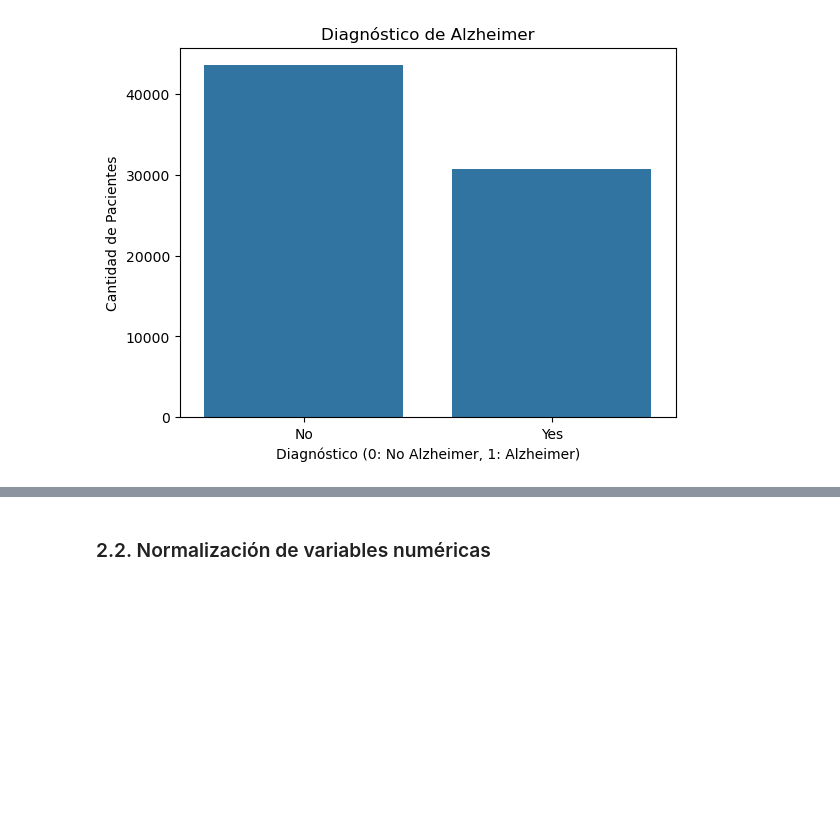
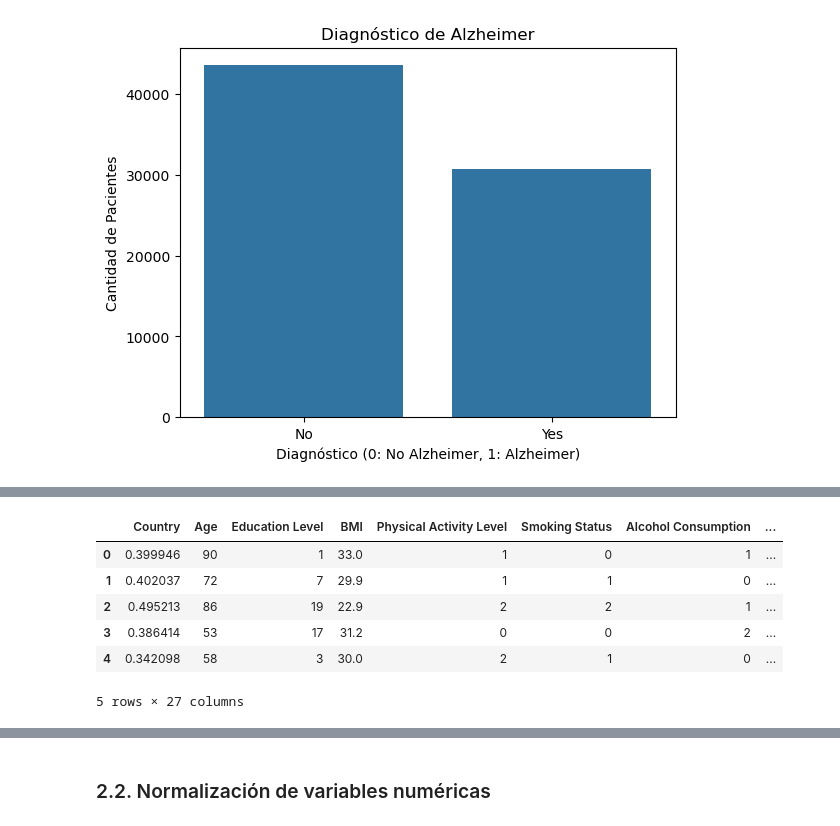
Before and after one commit to JosueRodriguezSams/RememberUs-Recuerdanos-, a Jupyter notebook: Analisis_predictivo_del_alzheimer.ipynb, the cells around one changed output, grey strips where cells are left out. Drawn from its saved outputs; the diff is of its cells as text; code cells hidden in the pictures; blank space fills up the shorter version.

Commit message:
Tratamiento de variables categóricas

```diff
--- a/Analisis_predictivo_del_alzheimer.ipynb
+++ b/Analisis_predictivo_del_alzheimer.ipynb
@@ -79,0 +162,39 @@ plt.show()
+# %%
+#Variables categóricas Nominales (Sin orden específico)
+#One-Hot Encoding: Para variables con pocas categorías
+# pip install category_encoders
+
+cols=['Gender','Diabetes','Hypertension','Employment Status','Marital Status','Urban vs Rural Living']
+df = pd.get_dummies(df, columns=cols, drop_first=True)
+
+
+# Variables categiricas Ordinales (Orden específico)
+df['Physical Activity Level'] = df['Physical Activity Level'].map({'Low': 0, 'Medium': 1, 'High': 2})
+df['Smoking Status'] = df['Smoking Status'].map({'Never': 0, 'Former': 1, 'Current': 2})
+df['Alcohol Consumption'] = df['Alcohol Consumption'].map({'Never': 0, 'Occasionally': 1, 'Regularly': 2})
+df['Cholesterol Level'] = df['Cholesterol Level'].map({'Normal': 0, 'High': 1})
+df['Family History of Alzheimer’s'] = df['Family History of Alzheimer’s'].map({'No': 0, 'Yes': 1})
+df['Genetic Risk Factor (APOE-ε4 allele)'] = df['Genetic Risk Factor (APOE-ε4 allele)'].map({'No': 0, 'Yes': 1})
+df['Depression Level'] = df['Depression Level'].map({'Low': 0, 'Medium': 1, 'High': 2})
+df['Sleep Quality'] = df['Sleep Quality'].map({'Poor': 0, 'Average': 1, 'Good': 2})
+df['Dietary Habits'] = df['Dietary Habits'].map({'Unhealthy': 0, 'Average': 1, 'Healthy': 2})
+df['Air Pollution Exposure'] = df['Air Pollution Exposure'].map({ 'Low':0 ,'Medium':1,'High':2})
+df['Social Engagement Level'] = df['Social Engagement Level'].map({'Low': 0, 'Medium': 1, 'High': 2})
+df['Stress Levels'] = df['Stress Levels'].map({'Low': 0, 'Medium': 1, 'High': 2})
+df['Income Level'] = df['Income Level'].map({'Low': 0, 'Medium': 1, 'High': 2})
+
+
+# Aplicar Target Encoding a 'Country'
+df['Alzheimer’s Diagnosis'] = df['Alzheimer’s Diagnosis'].map({'No': 0, 'Yes': 1}) #¡¡¡¡Target de la data!!!!
+target_enc = TargetEncoder()
+df['Country'] = target_enc.fit_transform(df['Country'],df['Alzheimer’s Diagnosis'])
+
+df.head()
+# %% [output]
+|  | Country | Age | Education Level | BMI | Physical Activity Level | Smoking Status | Alcohol Consumption | ... |
+| 0 | 0.399946 | 90 | 1 | 33.0 | 1 | 0 | 1 | ... |
+| 1 | 0.402037 | 72 | 7 | 29.9 | 1 | 1 | 0 | ... |
+| 2 | 0.495213 | 86 | 19 | 22.9 | 2 | 2 | 1 | ... |
+| 3 | 0.386414 | 53 | 17 | 31.2 | 0 | 0 | 2 | ... |
+| 4 | 0.342098 | 58 | 3 | 30.0 | 2 | 1 | 0 | ... |
+5 rows × 27 columns
```
Also changed, not shown: parts of 10 cells of this notebook.
